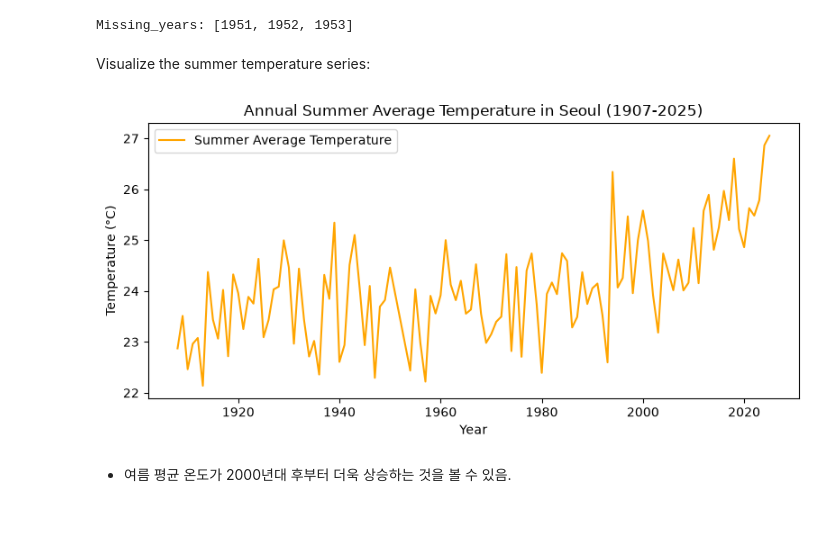
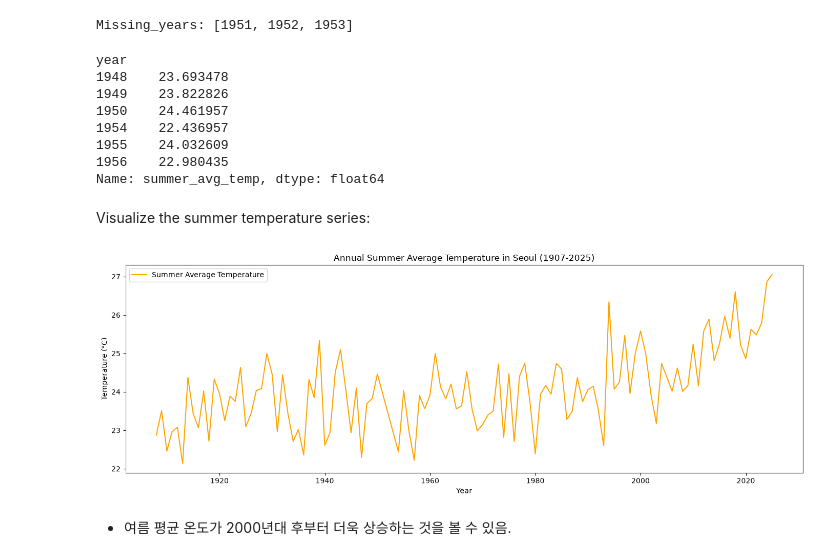
Before and after one commit to freepoincare/time-series-data-analysis, a Jupyter notebook: notebooks/5_prediction.ipynb, the cells around one changed output. Drawn from its saved outputs; the diff is of its cells as text; code cells hidden in the pictures; blank space fills up the shorter version.

```diff
--- a/notebooks/5_prediction.ipynb
+++ b/notebooks/5_prediction.ipynb
@@ -59,18 +66,30 @@ missing_years = sorted(set(all_years) - set(summer_ts_clean.index))
 print("Missing_years:", missing_years)
 # %% [output]
 Missing_years: [1951, 1952, 1953]
+# %%
+# We can check that 1951-1953 values are not considered (also 2026 was dropped)
+print(summer_ts_clean.loc[1948:1956])
+# %% [output]
+year
+1948    23.693478
+1949    23.822826
+1950    24.461957
+1954    22.436957
+1955    24.032609
+1956    22.980435
+Name: summer_avg_temp, dtype: float64
 # %% [markdown]
 Visualize the summer temperature series:
 # %%
-plt.figure(figsize=(8, 4))
+plt.figure(figsize=(14, 5))
 plt.plot(summer_ts_clean.index, summer_ts_clean.values, color="orange", label="Summer Average Temperature")
 plt.xlabel("Year")
 plt.ylabel("Temperature (°C)")
 plt.title("Annual Summer Average Temperature in Seoul (1907-2025)")
 plt.legend()
 plt.tight_layout()
 plt.show()
 # %% [output]
-[figure, old version]
+[figure, new version]
 # %% [markdown]
 * 여름 평균 온도가 2000년대 후부터 더욱 상승하는 것을 볼 수 있음.
```
Also changed, not shown: parts of 31 cells of this notebook.
